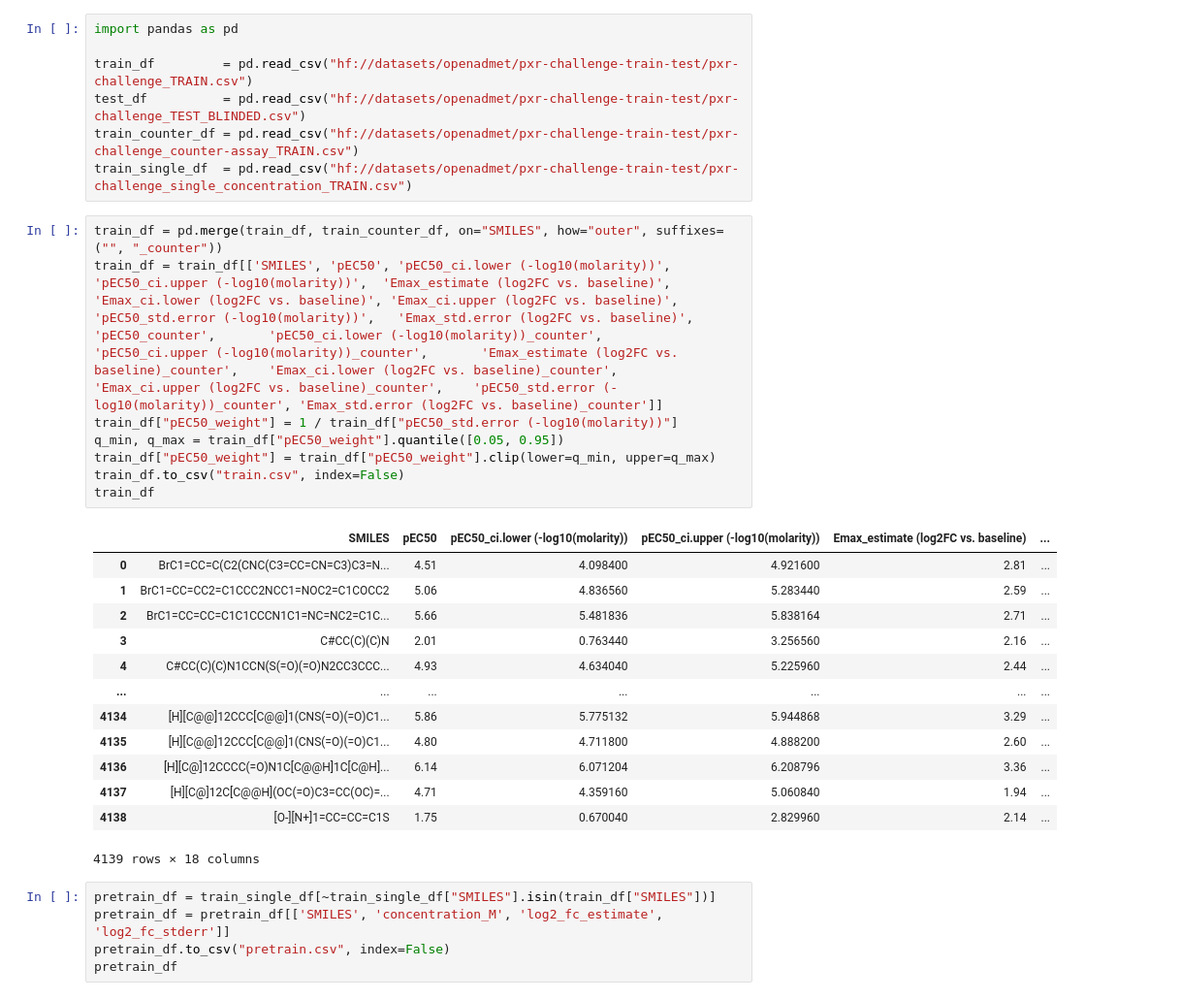
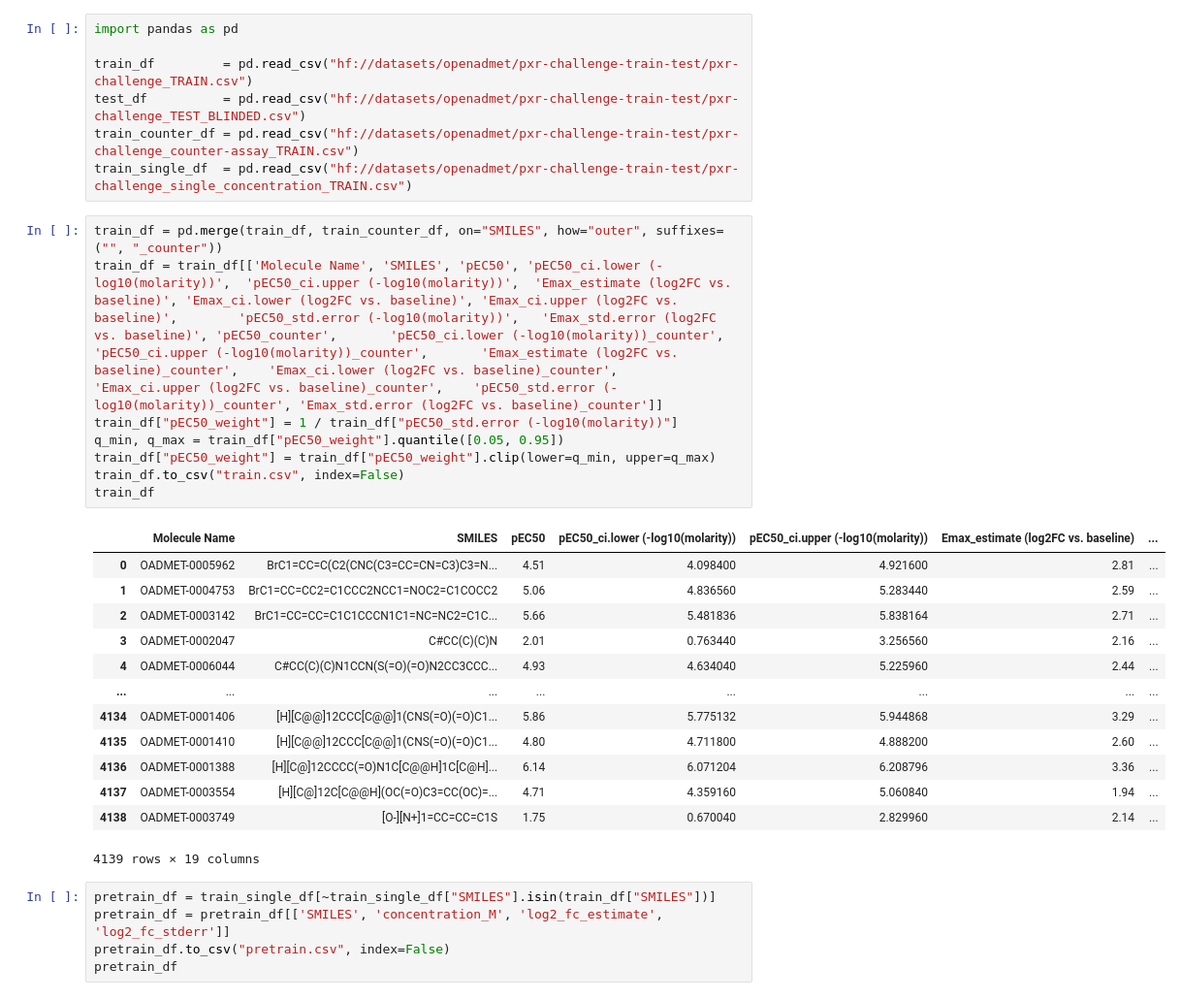
Before and after one commit to JacksonBurns/openadmet_pxr, a Jupyter notebook: activity/get_data.ipynb, the cells around one changed output. Shown at 97% size. Saved outputs shown, nothing was run; the diff lists cells and outputs as text.

```diff
--- a/activity/get_data.ipynb
+++ b/activity/get_data.ipynb
@@ -7,26 +7,26 @@ train_counter_df = pd.read_csv("hf://datasets/openadmet/pxr-challenge-train-test
 train_single_df  = pd.read_csv("hf://datasets/openadmet/pxr-challenge-train-test/pxr-challenge_single_concentration_TRAIN.csv")
 # %%
 train_df = pd.merge(train_df, train_counter_df, on="SMILES", how="outer", suffixes=("", "_counter"))
-train_df = train_df[['SMILES', 'pEC50', 'pEC50_ci.lower (-log10(molarity))',  'pEC50_ci.upper (-log10(molarity))',  'Emax_estimate (log2FC vs. baseline)', 'Emax_ci.lower (log2FC vs. baseline)', 'Emax_ci.upper (log2FC vs. baseline)',        'pEC50_std.error (-log10(molarity))',   'Emax_std.error (log2FC vs. baseline)', 'pEC50_counter',       'pEC50_ci.lower (-log10(molarity))_counter',    'pEC50_ci.upper (-log10(molarity))_counter',       'Emax_estimate (log2FC vs. baseline)_counter',    'Emax_ci.lower (log2FC vs. baseline)_counter',       'Emax_ci.upper (log2FC vs. baseline)_counter',    'pEC50_std.error (-log10(molarity))_counter', 'Emax_std.error (log2FC vs. baseline)_counter']]
+train_df = train_df[['Molecule Name', 'SMILES', 'pEC50', 'pEC50_ci.lower (-log10(molarity))',  'pEC50_ci.upper (-log10(molarity))',  'Emax_estimate (log2FC vs. baseline)', 'Emax_ci.lower (log2FC vs. baseline)', 'Emax_ci.upper (log2FC vs. baseline)',        'pEC50_std.error (-log10(molarity))',   'Emax_std.error (log2FC vs. baseline)', 'pEC50_counter',       'pEC50_ci.lower (-log10(molarity))_counter',    'pEC50_ci.upper (-log10(molarity))_counter',       'Emax_estimate (log2FC vs. baseline)_counter',    'Emax_ci.lower (log2FC vs. baseline)_counter',       'Emax_ci.upper (log2FC vs. baseline)_counter',    'pEC50_std.error (-log10(molarity))_counter', 'Emax_std.error (log2FC vs. baseline)_counter']]
 train_df["pEC50_weight"] = 1 / train_df["pEC50_std.error (-log10(molarity))"]
 q_min, q_max = train_df["pEC50_weight"].quantile([0.05, 0.95])
 train_df["pEC50_weight"] = train_df["pEC50_weight"].clip(lower=q_min, upper=q_max)
 train_df.to_csv("train.csv", index=False)
 train_df
 # %% [output]
-|  | SMILES | pEC50 | pEC50_ci.lower (-log10(molarity)) | pEC50_ci.upper (-log10(molarity)) | Emax_estimate (log2FC vs. baseline) | ... |
-| 0 | BrC1=CC=C(C2(CNC(C3=CC=CN=C3)C3=N... | 4.51 | 4.098400 | 4.921600 | 2.81 | ... |
-| 1 | BrC1=CC=CC2=C1CCC2NCC1=NOC2=C1COCC2 | 5.06 | 4.836560 | 5.283440 | 2.59 | ... |
-| 2 | BrC1=CC=CC=C1C1CCCN1C1=NC=NC2=C1C... | 5.66 | 5.481836 | 5.838164 | 2.71 | ... |
-| 3 | C#CC(C)(C)N | 2.01 | 0.763440 | 3.256560 | 2.16 | ... |
-| 4 | C#CC(C)(C)N1CCN(S(=O)(=O)N2CC3CCC... | 4.93 | 4.634040 | 5.225960 | 2.44 | ... |
-| ... | ... | ... | ... | ... | ... | ... |
-| 4134 | [H][C@@]12CCC[C@@]1(CNS(=O)(=O)C1... | 5.86 | 5.775132 | 5.944868 | 3.29 | ... |
-| 4135 | [H][C@@]12CCC[C@@]1(CNS(=O)(=O)C1... | 4.80 | 4.711800 | 4.888200 | 2.60 | ... |
-| 4136 | [H][C@]12CCCC(=O)N1C[C@@H]1C[C@H]... | 6.14 | 6.071204 | 6.208796 | 3.36 | ... |
-| 4137 | [H][C@]12C[C@@H](OC(=O)C3=CC(OC)=... | 4.71 | 4.359160 | 5.060840 | 1.94 | ... |
-| 4138 | [O-][N+]1=CC=CC=C1S | 1.75 | 0.670040 | 2.829960 | 2.14 | ... |
+|  | Molecule Name | SMILES | pEC50 | pEC50_ci.lower (-log10(molarity)) | pEC50_ci.upper (-log10(molarity)) | Emax_estimate (log2FC vs. baseline) | ... |
+| 0 | OADMET-0005962 | BrC1=CC=C(C2(CNC(C3=CC=CN=C3)C3=N... | 4.51 | 4.098400 | 4.921600 | 2.81 | ... |
+| 1 | OADMET-0004753 | BrC1=CC=CC2=C1CCC2NCC1=NOC2=C1COCC2 | 5.06 | 4.836560 | 5.283440 | 2.59 | ... |
+| 2 | OADMET-0003142 | BrC1=CC=CC=C1C1CCCN1C1=NC=NC2=C1C... | 5.66 | 5.481836 | 5.838164 | 2.71 | ... |
+| 3 | OADMET-0002047 | C#CC(C)(C)N | 2.01 | 0.763440 | 3.256560 | 2.16 | ... |
+| 4 | OADMET-0006044 | C#CC(C)(C)N1CCN(S(=O)(=O)N2CC3CCC... | 4.93 | 4.634040 | 5.225960 | 2.44 | ... |
+| ... | ... | ... | ... | ... | ... | ... | ... |
+| 4134 | OADMET-0001406 | [H][C@@]12CCC[C@@]1(CNS(=O)(=O)C1... | 5.86 | 5.775132 | 5.944868 | 3.29 | ... |
+| 4135 | OADMET-0001410 | [H][C@@]12CCC[C@@]1(CNS(=O)(=O)C1... | 4.80 | 4.711800 | 4.888200 | 2.60 | ... |
+| 4136 | OADMET-0001388 | [H][C@]12CCCC(=O)N1C[C@@H]1C[C@H]... | 6.14 | 6.071204 | 6.208796 | 3.36 | ... |
+| 4137 | OADMET-0003554 | [H][C@]12C[C@@H](OC(=O)C3=CC(OC)=... | 4.71 | 4.359160 | 5.060840 | 1.94 | ... |
+| 4138 | OADMET-0003749 | [O-][N+]1=CC=CC=C1S | 1.75 | 0.670040 | 2.829960 | 2.14 | ... |
-4139 rows × 18 columns
+4139 rows × 19 columns
 # %%
 pretrain_df = train_single_df[~train_single_df["SMILES"].isin(train_df["SMILES"])]
 pretrain_df = pretrain_df[['SMILES', 'concentration_M', 'log2_fc_estimate', 'log2_fc_stderr']]
```
Also changed, not shown: 6 other files.
